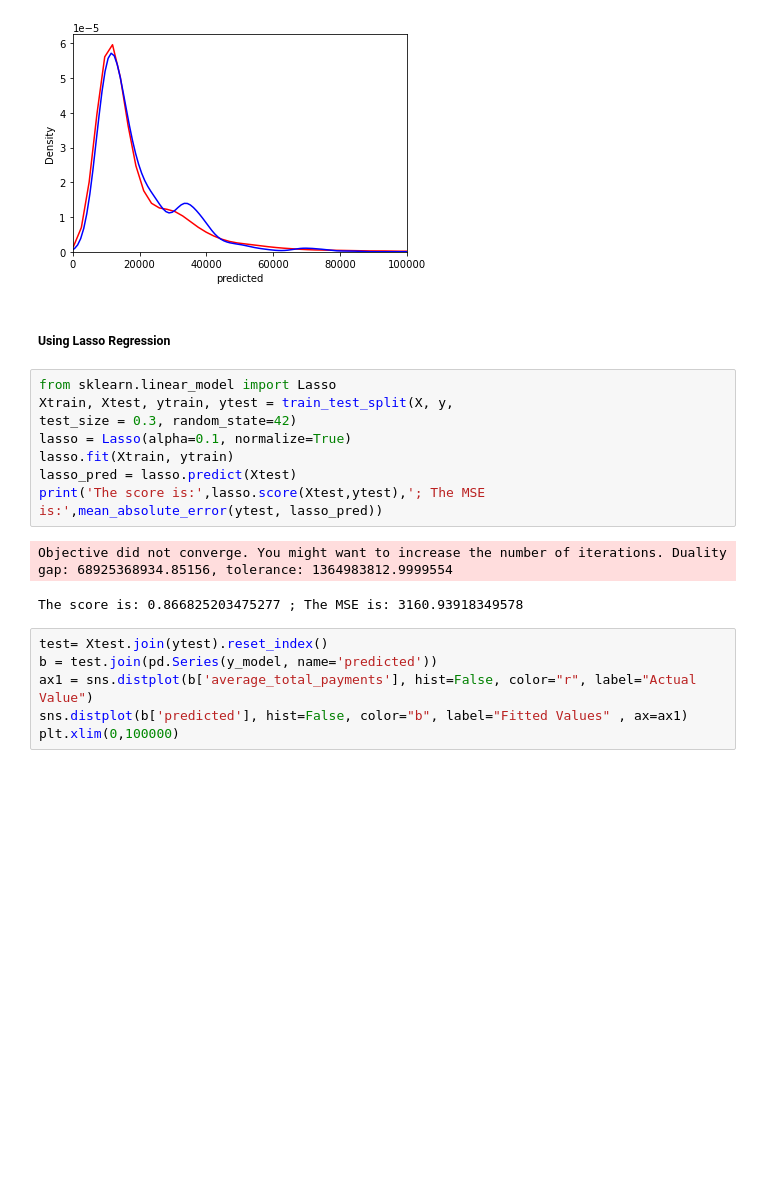
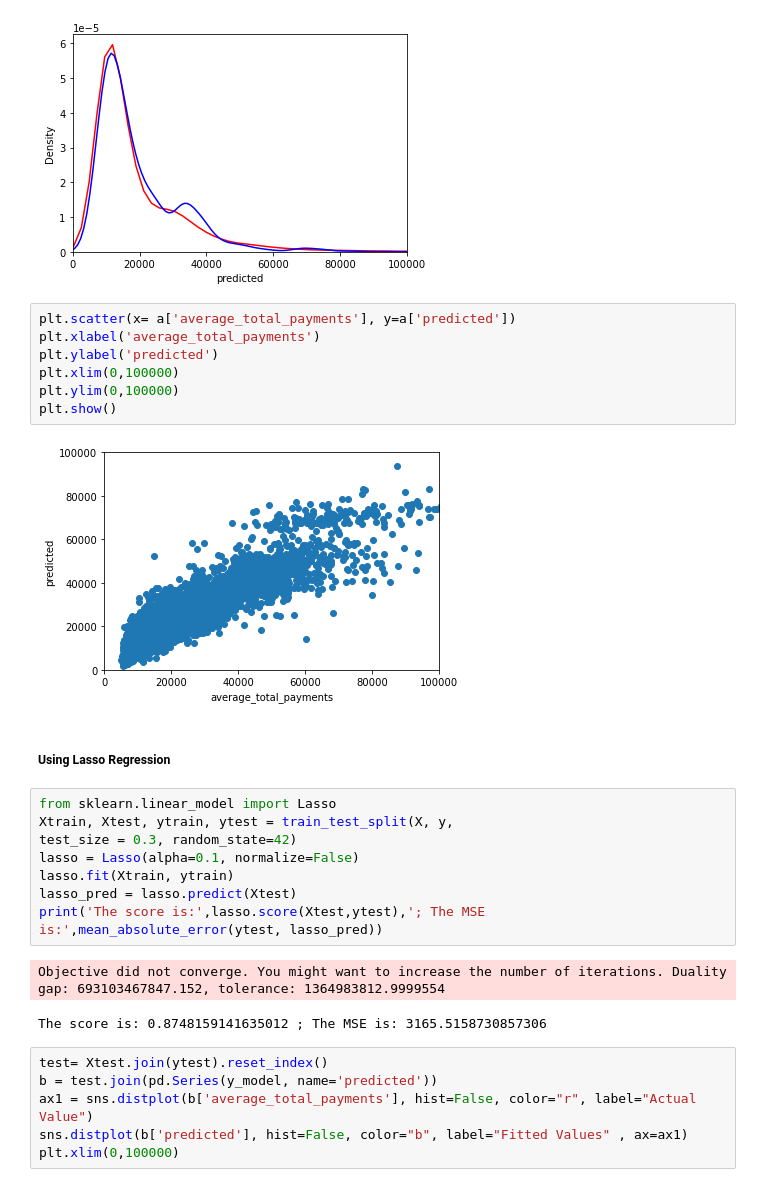
Before and after one commit to AnyiHuang/Analyzing-Inpatient-medical-expense-in-US, a Jupyter notebook: BA780_Team5A.ipynb, the cells around one changed output. Saved outputs shown, nothing was run; the diff lists cells and outputs as text; blank space fills up the shorter version.

Commit message:
added scatter plot in machine learning plot

```diff
--- a/BA780_Team5A.ipynb
+++ b/BA780_Team5A.ipynb
@@ -570,19 +573,28 @@ plt.xlim(0,100000)
 `distplot` is a deprecated function and will be removed in a future version. Please adapt your code to use either `displot` (a figure-level function with similar flexibility) or `kdeplot` (an axes-lev ...
 (0.0, 100000.0)
 [figure]
+# %%
+plt.scatter(x= a['average_total_payments'], y=a['predicted'])
+plt.xlabel('average_total_payments')
+plt.ylabel('predicted')
+plt.xlim(0,100000)
+plt.ylim(0,100000)
+plt.show()
+# %% [output]
+[figure, added]
 # %% [markdown]
 ##### Using Lasso Regression
 # %%
 from sklearn.linear_model import Lasso
 Xtrain, Xtest, ytrain, ytest = train_test_split(X, y,
 test_size = 0.3, random_state=42)
-lasso = Lasso(alpha=0.1, normalize=True)
+lasso = Lasso(alpha=0.1, normalize=False)
 lasso.fit(Xtrain, ytrain)
 lasso_pred = lasso.predict(Xtest)
 print('The score is:',lasso.score(Xtest,ytest),'; The MSE is:',mean_absolute_error(ytest, lasso_pred))
 # %% [output]
-Objective did not converge. You might want to increase the number of iterations. Duality gap: 68925368934.85156, tolerance: 1364983812.9999554
+Objective did not converge. You might want to increase the number of iterations. Duality gap: 693103467847.152, tolerance: 1364983812.9999554
-The score is: 0.866825203475277 ; The MSE is: 3160.93918349578
+The score is: 0.8748159141635012 ; The MSE is: 3165.5158730857306
 # %%
 test= Xtest.join(ytest).reset_index()
 b = test.join(pd.Series(y_model, name='predicted'))
```
Also changed, not shown: parts of 3 cells of this notebook.
